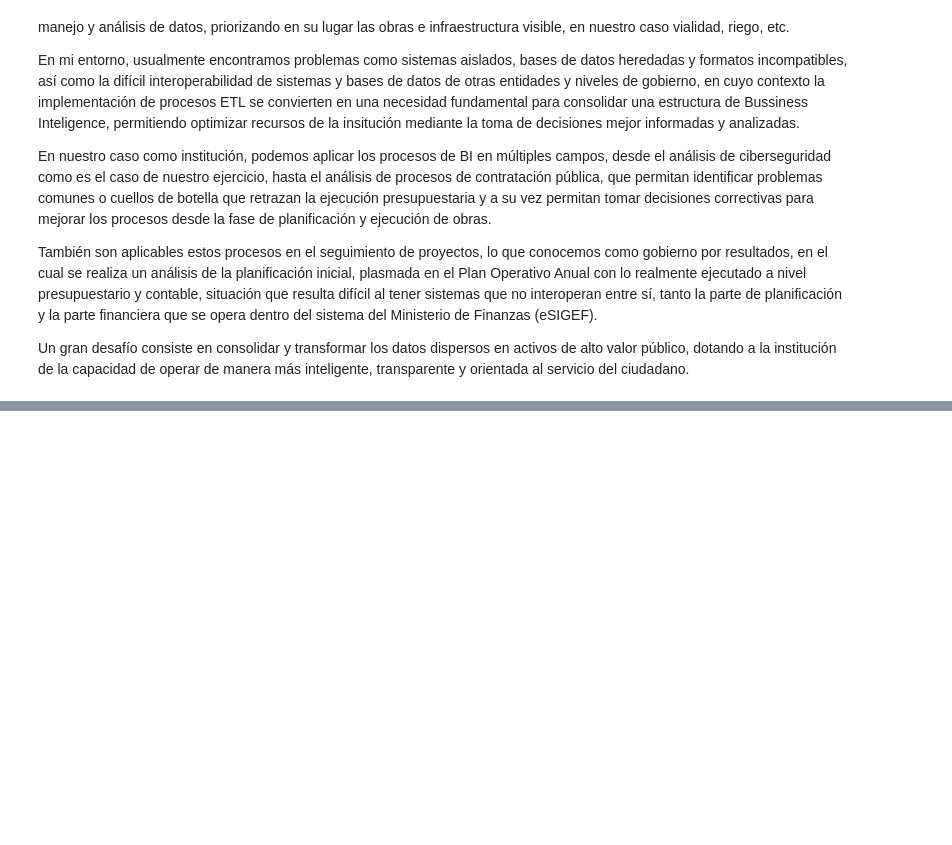
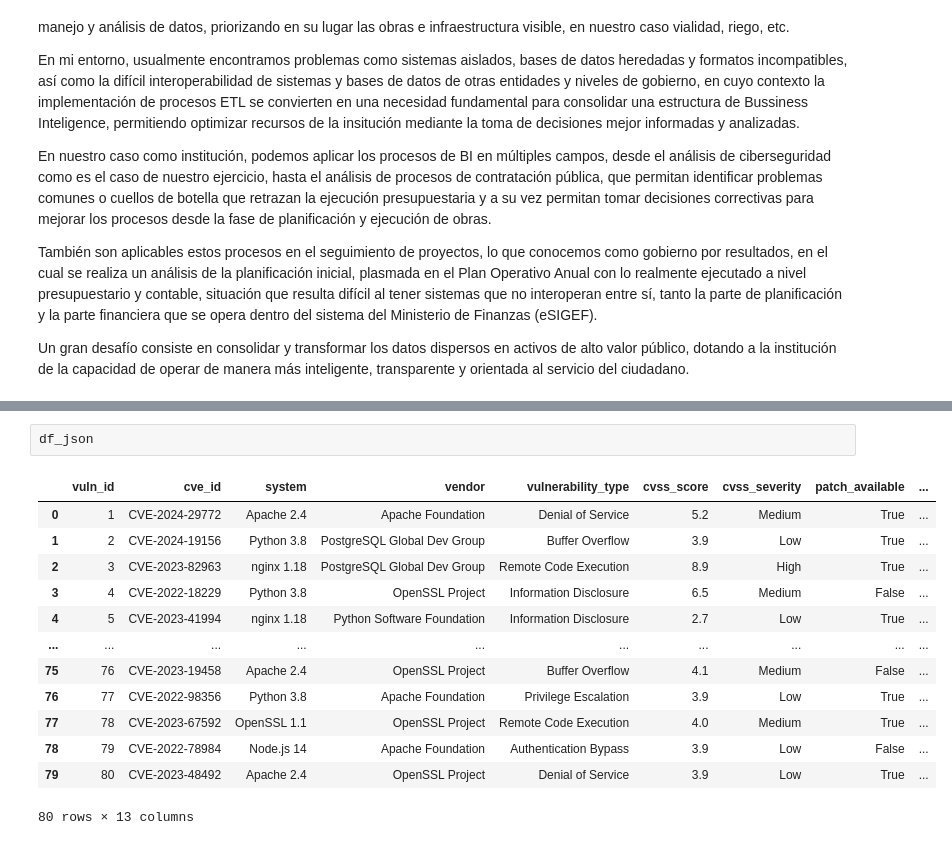
Before and after one commit to prvallejoz/Practica1_G_3, a Jupyter notebook: desarrolloG3.ipynb, the cells around one changed output, grey strips where cells are left out. Saved outputs shown, nothing was run; the diff lists cells and outputs as text; blank space fills up the shorter version.

```diff
--- a/desarrolloG3.ipynb
+++ b/desarrolloG3.ipynb
@@ -410,0 +429,16 @@ Un gran desafío consiste en consolidar y transformar los datos dispersos en act
+# %%
+df_json
+# %% [output]
+|  | vuln_id | cve_id | system | vendor | vulnerability_type | cvss_score | cvss_severity | patch_available | ... |
+| 0 | 1 | CVE-2024-29772 | Apache 2.4 | Apache Foundation | Denial of Service | 5.2 | Medium | True | ... |
+| 1 | 2 | CVE-2024-19156 | Python 3.8 | PostgreSQL Global Dev Group | Buffer Overflow | 3.9 | Low | True | ... |
+| 2 | 3 | CVE-2023-82963 | nginx 1.18 | PostgreSQL Global Dev Group | Remote Code Execution | 8.9 | High | True | ... |
+| 3 | 4 | CVE-2022-18229 | Python 3.8 | OpenSSL Project | Information Disclosure | 6.5 | Medium | False | ... |
+| 4 | 5 | CVE-2023-41994 | nginx 1.18 | Python Software Foundation | Information Disclosure | 2.7 | Low | True | ... |
+| ... | ... | ... | ... | ... | ... | ... | ... | ... | ... |
+| 75 | 76 | CVE-2023-19458 | Apache 2.4 | OpenSSL Project | Buffer Overflow | 4.1 | Medium | False | ... |
+| 76 | 77 | CVE-2022-98356 | Python 3.8 | Apache Foundation | Privilege Escalation | 3.9 | Low | True | ... |
+| 77 | 78 | CVE-2023-67592 | OpenSSL 1.1 | OpenSSL Project | Remote Code Execution | 4.0 | Medium | True | ... |
+| 78 | 79 | CVE-2022-78984 | Node.js 14 | Apache Foundation | Authentication Bypass | 3.9 | Low | False | ... |
+| 79 | 80 | CVE-2023-48492 | Apache 2.4 | OpenSSL Project | Denial of Service | 3.9 | Low | True | ... |
+80 rows × 13 columns
```
Also changed, not shown: parts of 4 cells of this notebook, 2 other files.
